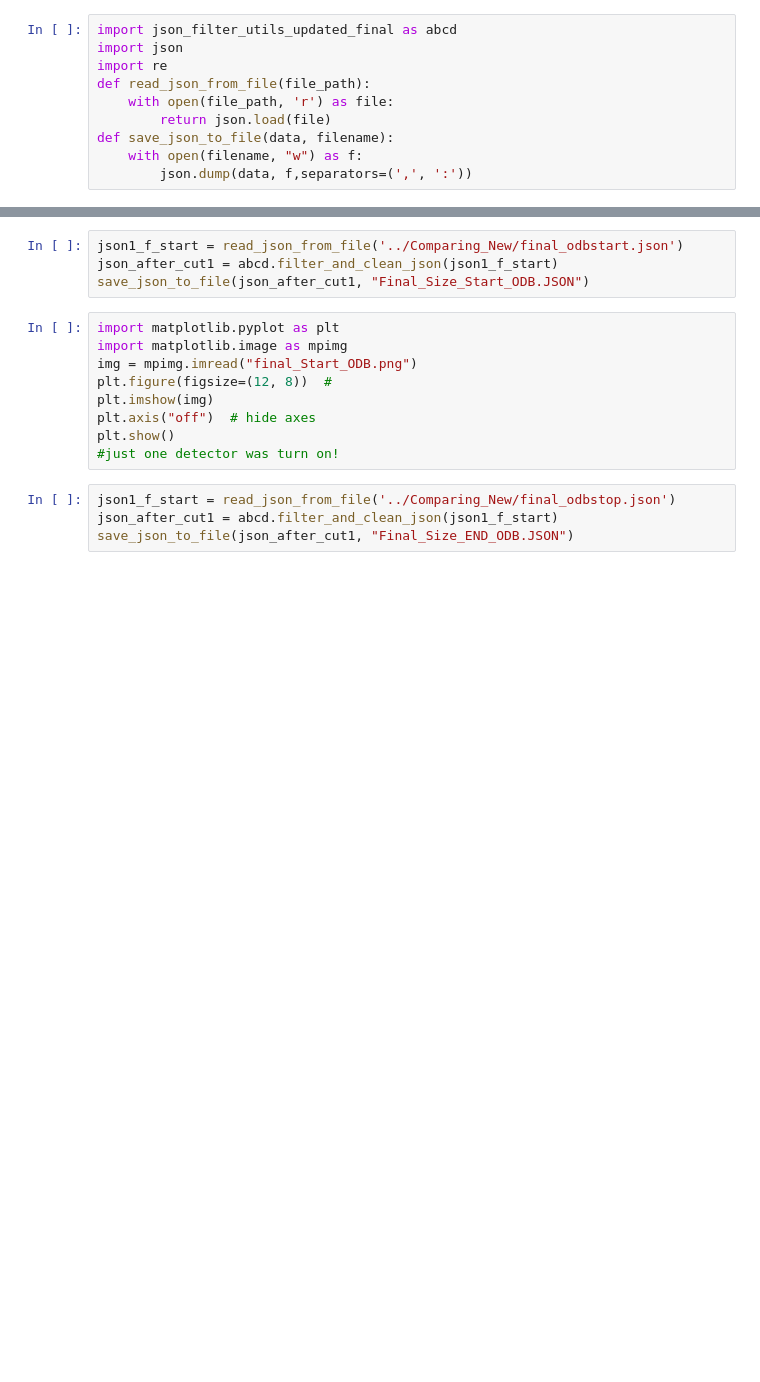
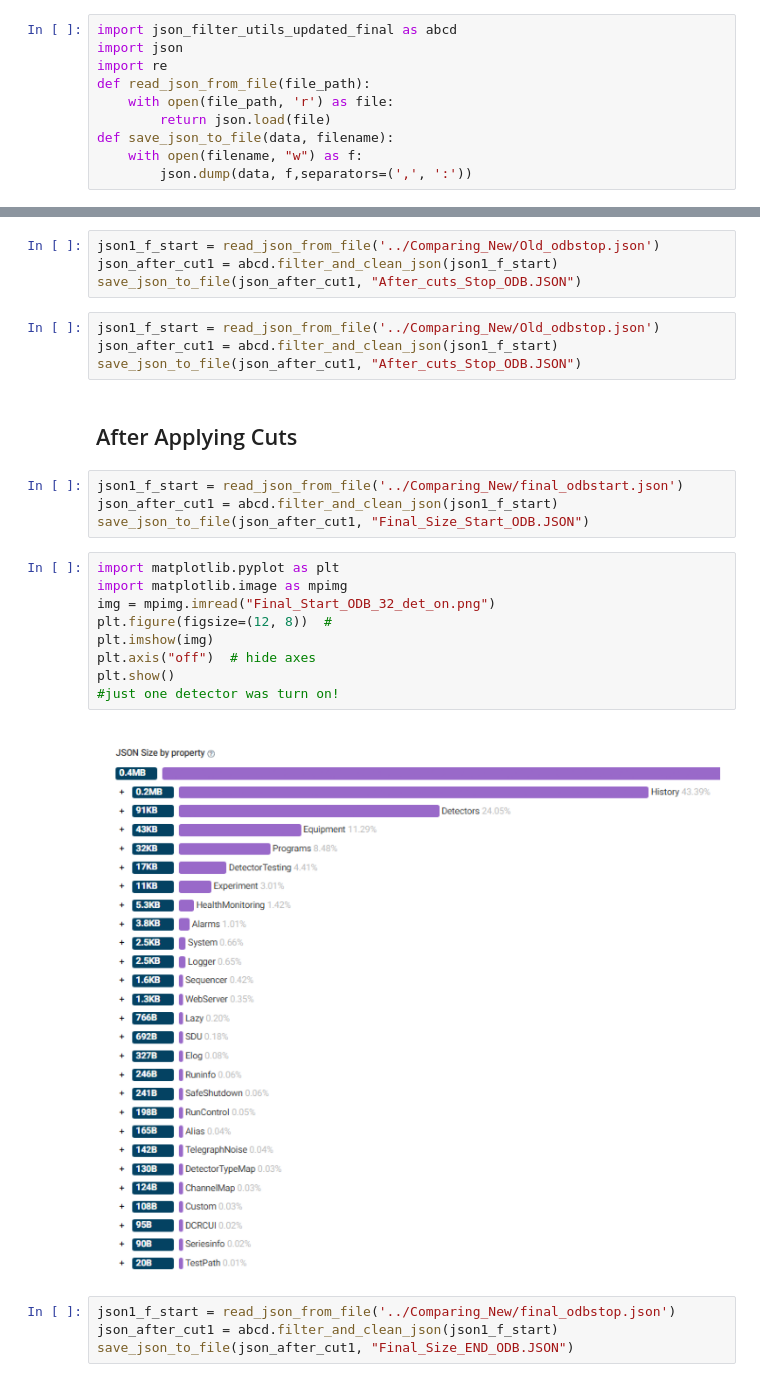
Before and after one commit to pibion/ODB_snippet, a Jupyter notebook: Final_Check/Final_updated/Final_notebook.ipynb, the cells around one changed output, grey strips where cells are left out. Cells and saved outputs as stored; diff of their text form; blank space fills up the shorter version.

```diff
--- a/Final_Check/Final_updated/Final_notebook.ipynb
+++ b/Final_Check/Final_updated/Final_notebook.ipynb
@@ -11,3 +26,13 @@ def save_json_to_file(data, filename):
+# %%
+json1_f_start = read_json_from_file('../Comparing_New/Old_odbstop.json')
+json_after_cut1 = abcd.filter_and_clean_json(json1_f_start)
+save_json_to_file(json_after_cut1, "After_cuts_Stop_ODB.JSON")
+# %%
+json1_f_start = read_json_from_file('../Comparing_New/Old_odbstop.json')
+json_after_cut1 = abcd.filter_and_clean_json(json1_f_start)
+save_json_to_file(json_after_cut1, "After_cuts_Stop_ODB.JSON")
+# %% [markdown]
+## After Applying Cuts
 # %%
 json1_f_start = read_json_from_file('../Comparing_New/final_odbstart.json')
 json_after_cut1 = abcd.filter_and_clean_json(json1_f_start)
@@ -15,12 +40,14 @@ save_json_to_file(json_after_cut1, "Final_Size_Start_ODB.JSON")
 # %%
 import matplotlib.pyplot as plt
 import matplotlib.image as mpimg
-img = mpimg.imread("final_Start_ODB.png")
+img = mpimg.imread("Final_Start_ODB_32_det_on.png")
 plt.figure(figsize=(12, 8))  #
 plt.imshow(img)
 plt.axis("off")  # hide axes
 plt.show()
 #just one detector was turn on!
+# %% [output]
+[figure, added]
 # %%
 json1_f_start = read_json_from_file('../Comparing_New/final_odbstop.json')
 json_after_cut1 = abcd.filter_and_clean_json(json1_f_start)
```
Also changed, not shown: parts of 4 cells of this notebook, 3 other files.
